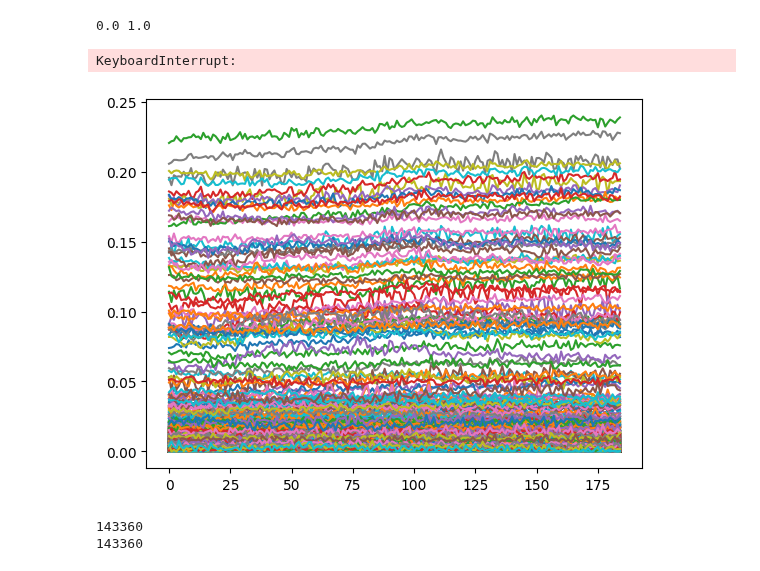
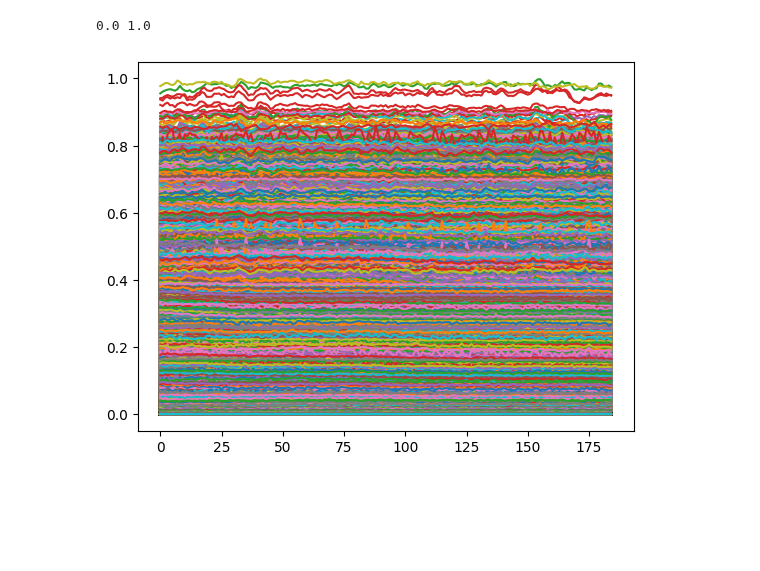
Before and after one commit to joachimbbp/neurovolume, a Jupyter notebook: src/neurovolume/tensorsynth.ipynb, the cells around one changed output. Drawn from its saved outputs; the diff is of its cells as text; code cells hidden in the pictures; blank space fills up the shorter version.

Commit message:
Tensorsynth WIP

```diff
--- a/src/neurovolume/tensorsynth.ipynb
+++ b/src/neurovolume/tensorsynth.ipynb
@@ -15,5 +15,7 @@ so here's the logic:
 # %%
-tensor_seq = nib.load('/Users/joachimpfefferkorn/repos/neurovolume/media/openneuro/sub-01_task-emotionalfaces_run-1_bold.nii').get_fdata()
+tensor_img = nib.load('/Users/joachimpfefferkorn/repos/neurovolume/media/openneuro/sub-01_task-emotionalfaces_run-1_bold.nii')
+tensor_seq = tensor_img.get_fdata()
+tensor_hdr = tensor_img.header
 print(tensor_seq.shape)
 # %% [output]
 (64, 64, 35, 185)
@@ -47,13 +68,11 @@ print(norm_tensor_seq.min(), norm_tensor_seq.max())
 # %% [output]
 0.0 1.0
 # %%
-densities = []
+pitches = []
 for x in range(norm_tensor_seq.shape[0]):
     for y in range(norm_tensor_seq.shape[1]):
         for z in range(norm_tensor_seq.shape[2]):
 #            densities.append(norm_tensor_seq[x,y,z,:])
-#            print(type(norm_tensor_seq[x,y,z,:]))            densities.append(norm_tensor_seq[x,y,z,:])
-            plt.plot(norm_tensor_seq[x,y,z,:])
+#            print(type(norm_tensor_seq[x,y,z,:]))
+            pitches.append(norm_tensor_seq[x,y,z,:])
+#            plt.plot(norm_tensor_seq[x,y,z,:])
-# %% [output]
-KeyboardInterrupt:
-[figure, removed]
@@ -77,9 +79,12 @@ def density_to_frequency(voxel, fps=24, sampling_rate = 48000, min_freq=220, max
+# %%
+#warning: this takes two minutes or so
+for pitch in pitches:
+    plt.plot(pitch)
+# %% [output]
+[figure, added]
 # %%
-print(len(densities))
+print(len(pitches))
 print(64*64*35)
-# %% [output]
-143360
-143360
 # %%
 note1 = density_to_frequency(note1_density)
 # %%
```
Also changed, not shown: parts of 6 cells of this notebook.
